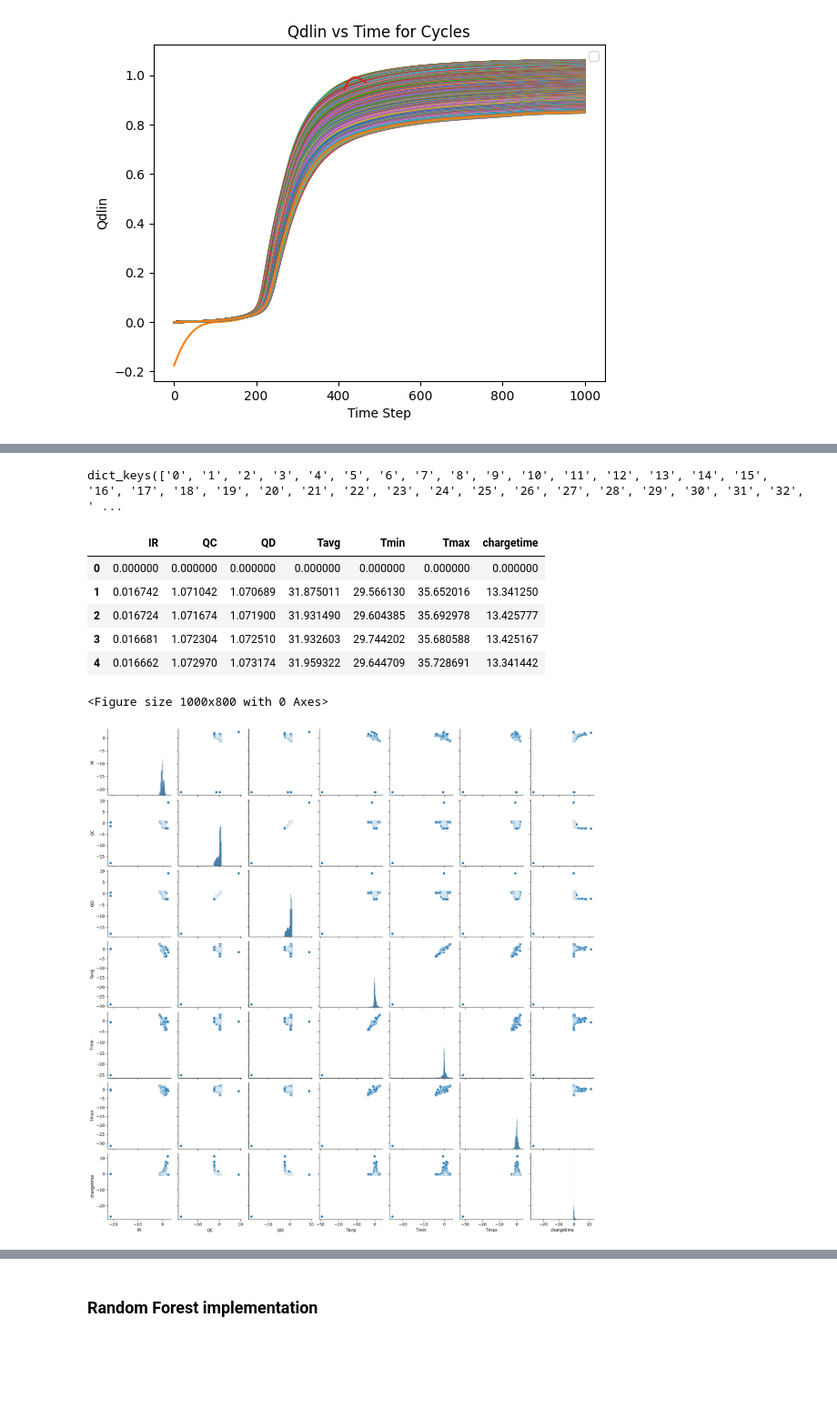
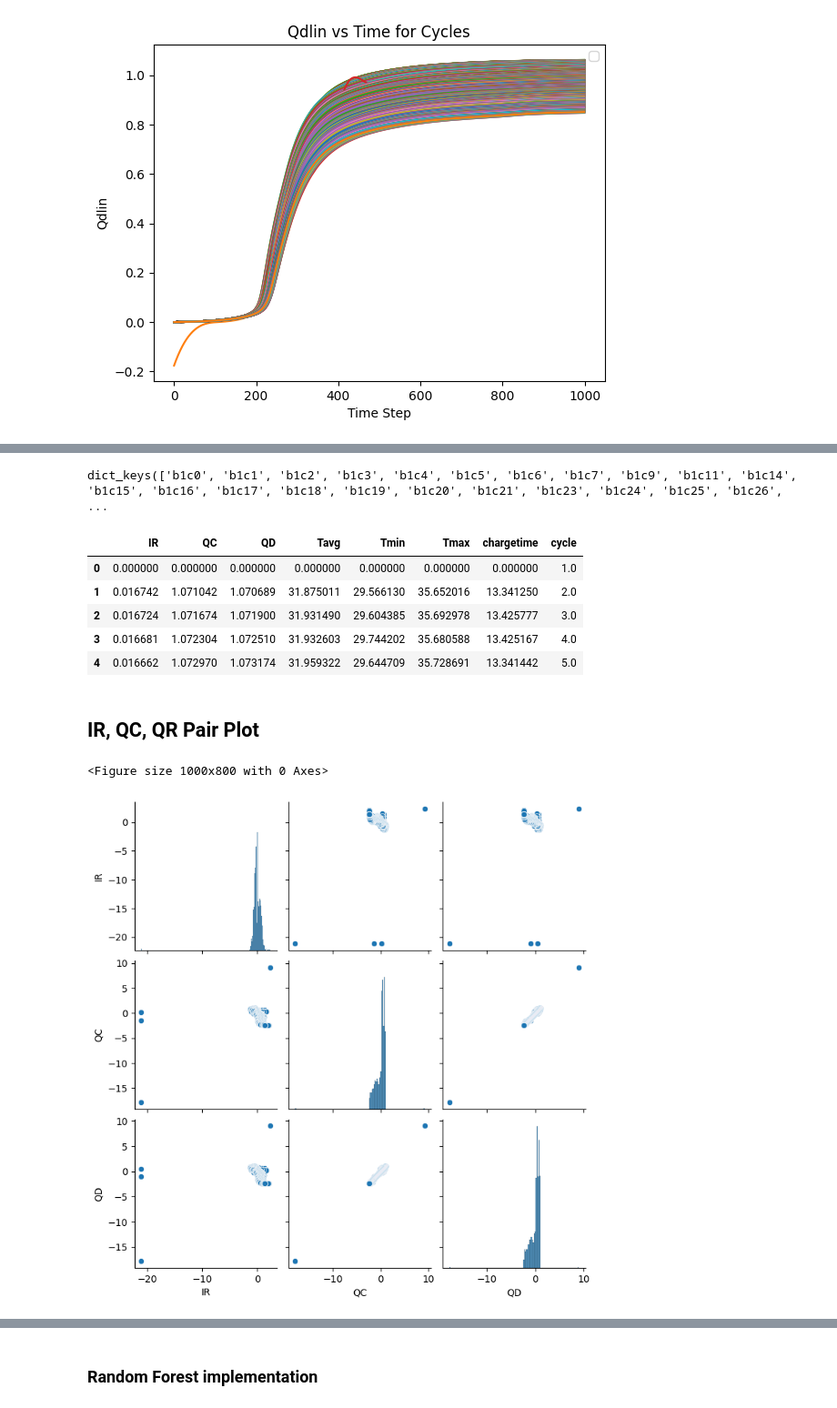
Before and after one commit to marif5/dd_battery_mdl, a Jupyter notebook: Load Data_update.ipynb, the cells around one changed output, grey strips where cells are left out. Shown at 91% size. Cells and saved outputs as stored; diff of their text form; code cells hidden in the pictures; blank space fills up the shorter version.

```diff
--- a/Load Data_update.ipynb
+++ b/Load Data_update.ipynb
@@ -20,5 +18,5 @@ ModuleNotFoundError: No module named 'tensorflow'
 # %%
-batch_path = lambda n: os.path.join("Data",f"batch{n}.pkl")
+batch_path = lambda n: os.path.join("E:\Data",f"batch{n}.pkl")
 
 batch1 = pickle.load(open(batch_path(1), 'rb'))
 #remove batteries that do not reach 80% capacity
@@ -48,7 +46,7 @@ numBat1
 # %% [output]
 41
 # %%
-batch2 = pickle.load(open(r'.\Data\batch2.pkl','rb'))
+batch2 = pickle.load(open(batch_path(2), 'rb'))
 # %%
 # There are four cells from batch1 that carried into batch2, we'll remove the data from batch2
 # and put it with the correct cell from batch1
@@ -189,23 +194,0 @@ plt.show()
-# %%
-# Sample temperature data for demonstration
-# Replace this with your actual data
-batch1['b1c0']['summary']['Tavg'] = np.random.rand(1852) * 40 + 20  # Average temperature
-batch1['b1c0']['summary']['Tmin'] = np.random.rand(1852) * 30 + 15  # Minimum temperature
-batch1['b1c0']['summary']['Tmax'] = np.random.rand(1852) * 30 + 40  # Maximum temperature
-
-# Extracting temperature data
-tavg = batch1['b1c0']['summary']['Tavg']
-tmin = batch1['b1c0']['summary']['Tmin']
-tmax = batch1['b1c0']['summary']['Tmax']
-
-# Plotting Temperature Trends
-plt.figure(figsize=(12, 6))
-plt.plot(cycles, tavg, label='Average Temperature (Tavg)', color='green')
-plt.plot(cycles, tmin, label='Minimum Temperature (Tmin)', color='red')
-plt.plot(cycles, tmax, label='Maximum Temperature (Tmax)', color='purple')
-plt.title('Temperature Trends Over Cycles')
-plt.xlabel('Cycle Number')
-plt.ylabel('Temperature (°C)')
-plt.legend()
-plt.grid()
-plt.show()
@@ -373,30 +250,34 @@ plt.show()
 # %%
 batch1['b1c0']['cycles'].keys()
+batch1.keys()
 # %% [output]
-dict_keys(['0', '1', '2', '3', '4', '5', '6', '7', '8', '9', '10', '11', '12', '13', '14', '15', '16', '17', '18', '19', '20', '21', '22', '23', '24', '25', '26', '27', '28', '29', '30', '31', '32', ' ...
+dict_keys(['b1c0', 'b1c1', 'b1c2', 'b1c3', 'b1c4', 'b1c5', 'b1c6', 'b1c7', 'b1c9', 'b1c11', 'b1c14', 'b1c15', 'b1c16', 'b1c17', 'b1c18', 'b1c19', 'b1c20', 'b1c21', 'b1c23', 'b1c24', 'b1c25', 'b1c26',  ...
 # %%
 # For Battery b1c0
-b1c0_summary_df = pd.DataFrame(batch1['b1c0']['summary'])
-features = pd.DataFrame(batch1['b1c0']['summary']).iloc[:, 0:-1]
-target = pd.DataFrame(batch1['b1c0']['summary']).iloc[:,-1]
+#b1c0_summary_df = pd.DataFrame(batch1['b1c0']['summary'])
+features = pd.DataFrame(batch1['b1c0']['summary']).iloc[:, 0:]
+#target = pd.DataFrame(batch1['b1c0']['summary']).iloc[:,-1]
+features_subset = features[['IR', 'QC', 'QD']]
 features.head()
 # %% [output]
-|  | IR | QC | QD | Tavg | Tmin | Tmax | chargetime |
-| 0 | 0.000000 | 0.000000 | 0.000000 | 0.000000 | 0.000000 | 0.000000 | 0.000000 |
-| 1 | 0.016742 | 1.071042 | 1.070689 | 31.875011 | 29.566130 | 35.652016 | 13.341250 |
-| 2 | 0.016724 | 1.071674 | 1.071900 | 31.931490 | 29.604385 | 35.692978 | 13.425777 |
-| 3 | 0.016681 | 1.072304 | 1.072510 | 31.932603 | 29.744202 | 35.680588 | 13.425167 |
-| 4 | 0.016662 | 1.072970 | 1.073174 | 31.959322 | 29.644709 | 35.728691 | 13.341442 |
+|  | IR | QC | QD | Tavg | Tmin | Tmax | chargetime | cycle |
+| 0 | 0.000000 | 0.000000 | 0.000000 | 0.000000 | 0.000000 | 0.000000 | 0.000000 | 1.0 |
+| 1 | 0.016742 | 1.071042 | 1.070689 | 31.875011 | 29.566130 | 35.652016 | 13.341250 | 2.0 |
+| 2 | 0.016724 | 1.071674 | 1.071900 | 31.931490 | 29.604385 | 35.692978 | 13.425777 | 3.0 |
+| 3 | 0.016681 | 1.072304 | 1.072510 | 31.932603 | 29.744202 | 35.680588 | 13.425167 | 4.0 |
+| 4 | 0.016662 | 1.072970 | 1.073174 | 31.959322 | 29.644709 | 35.728691 | 13.341442 | 5.0 |
+# %% [markdown]
+## IR, QC, QR Pair Plot
 # %%
 plt.figure(figsize=(10,8))
 
 # Standardize the data
 scaler = StandardScaler()
-df_scaled = pd.DataFrame(scaler.fit_transform(features), columns=features.columns)
+df_scaled = pd.DataFrame(scaler.fit_transform(features_subset), columns=features_subset.columns)
 
 # Generate the pair plot (scatter plot matrix)
 sns.pairplot(df_scaled)
 plt.show()
 # %% [output]
 <Figure size 1000x800 with 0 Axes>
-[figure, old version]
+[figure, new version]
```
Also changed, not shown: parts of 28 cells of this notebook.
